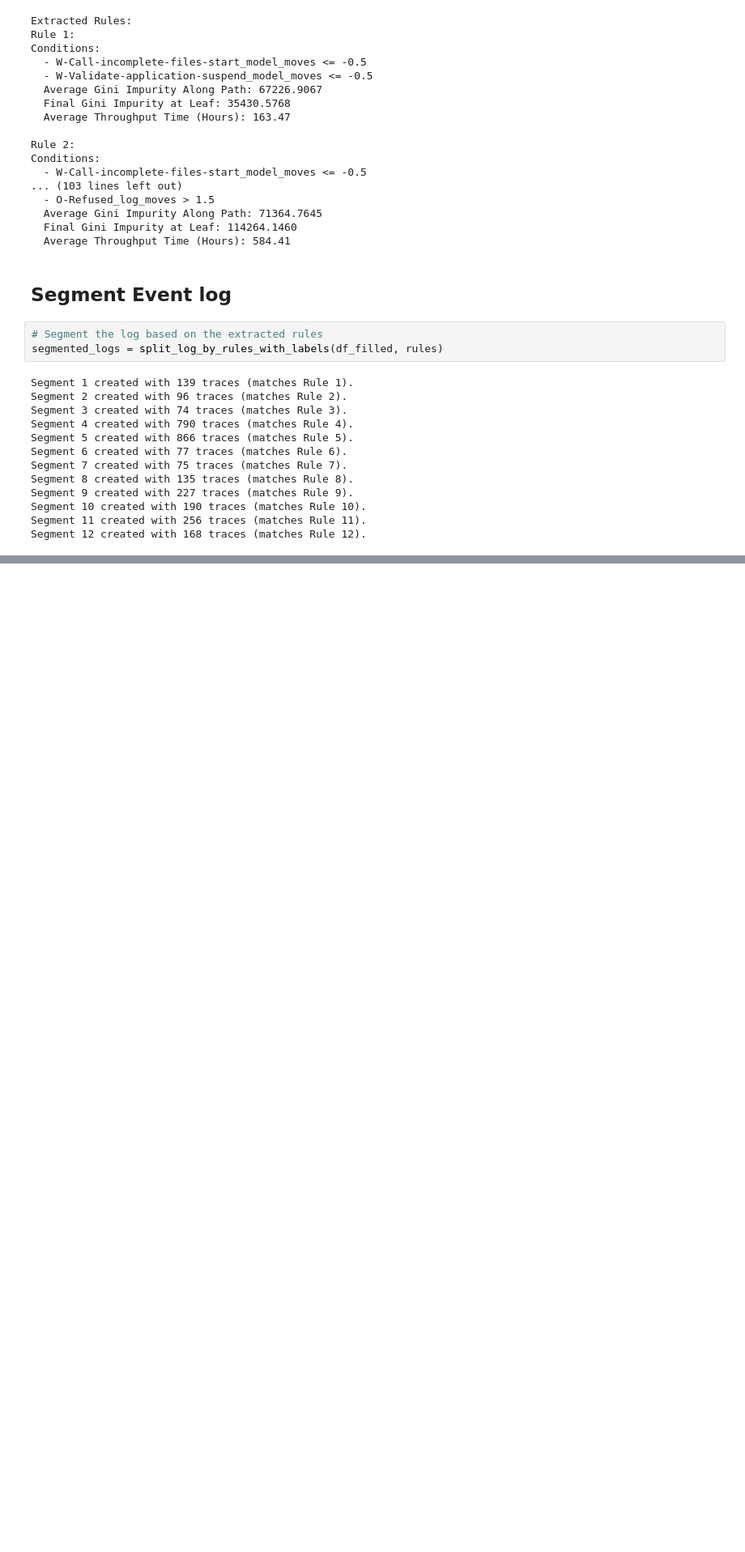
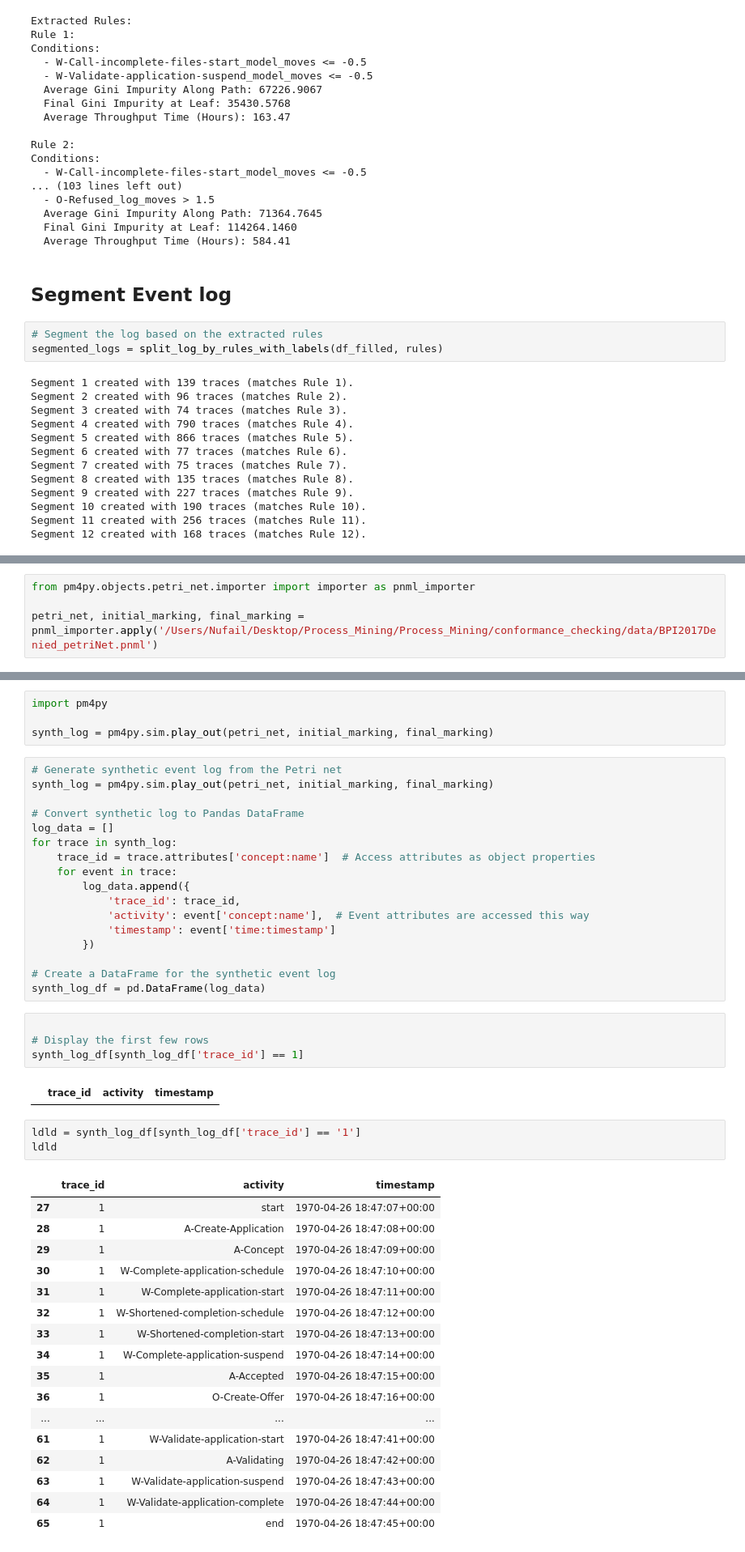
Before and after one commit to MarijnvanHouwelingen/Process_Mining, a Jupyter notebook: Deviation_anal.ipynb, the cells around one changed output, grey strips where cells are left out. Shown at 81% size. Drawn from its saved outputs; the diff is of its cells as text; blank space fills up the shorter version.

```diff
--- a/Deviation_anal.ipynb
+++ b/Deviation_anal.ipynb
@@ -336,0 +339,4 @@ Segment 12 created with 168 traces (matches Rule 12).
+# %%
+from pm4py.objects.petri_net.importer import importer as pnml_importer
+
+petri_net, initial_marking, final_marking = pnml_importer.apply('/Users/Nufail/Desktop/Process_Mining/Process_Mining/conformance_checking/data/BPI2017Denied_petriNet.pnml')
@@ -336,0 +349,48 @@ Segment 12 created with 168 traces (matches Rule 12).
+# %%
+import pm4py
+
+synth_log = pm4py.sim.play_out(petri_net, initial_marking, final_marking)
+# %%
+# Generate synthetic event log from the Petri net
+synth_log = pm4py.sim.play_out(petri_net, initial_marking, final_marking)
+
+# Convert synthetic log to Pandas DataFrame
+log_data = []
+for trace in synth_log:
+    trace_id = trace.attributes['concept:name']  # Access attributes as object properties
+    for event in trace:
+        log_data.append({
+            'trace_id': trace_id,
+            'activity': event['concept:name'],  # Event attributes are accessed this way
+            'timestamp': event['time:timestamp']
+        })
+
+# Create a DataFrame for the synthetic event log
+synth_log_df = pd.DataFrame(log_data)
+# %%
+
+# Display the first few rows
+synth_log_df[synth_log_df['trace_id'] == 1]
+# %% [output]
+|  | trace_id | activity | timestamp |
+# %%
+ldld = synth_log_df[synth_log_df['trace_id'] == '1']
+ldld
+# %% [output]
+|  | trace_id | activity | timestamp |
+| 27 | 1 | start | 1970-04-26 18:47:07+00:00 |
+| 28 | 1 | A-Create-Application | 1970-04-26 18:47:08+00:00 |
+| 29 | 1 | A-Concept | 1970-04-26 18:47:09+00:00 |
+| 30 | 1 | W-Complete-application-schedule | 1970-04-26 18:47:10+00:00 |
+| 31 | 1 | W-Complete-application-start | 1970-04-26 18:47:11+00:00 |
+| 32 | 1 | W-Shortened-completion-schedule | 1970-04-26 18:47:12+00:00 |
+| 33 | 1 | W-Shortened-completion-start | 1970-04-26 18:47:13+00:00 |
+| 34 | 1 | W-Complete-application-suspend | 1970-04-26 18:47:14+00:00 |
+| 35 | 1 | A-Accepted | 1970-04-26 18:47:15+00:00 |
+| 36 | 1 | O-Create-Offer | 1970-04-26 18:47:16+00:00 |
+| ... | ... | ... | ... |
+| 61 | 1 | W-Validate-application-start | 1970-04-26 18:47:41+00:00 |
+| 62 | 1 | A-Validating | 1970-04-26 18:47:42+00:00 |
+| 63 | 1 | W-Validate-application-suspend | 1970-04-26 18:47:43+00:00 |
+| 64 | 1 | W-Validate-application-complete | 1970-04-26 18:47:44+00:00 |
+| 65 | 1 | end | 1970-04-26 18:47:45+00:00 |
```
Also changed, not shown: parts of 23 cells of this notebook.
